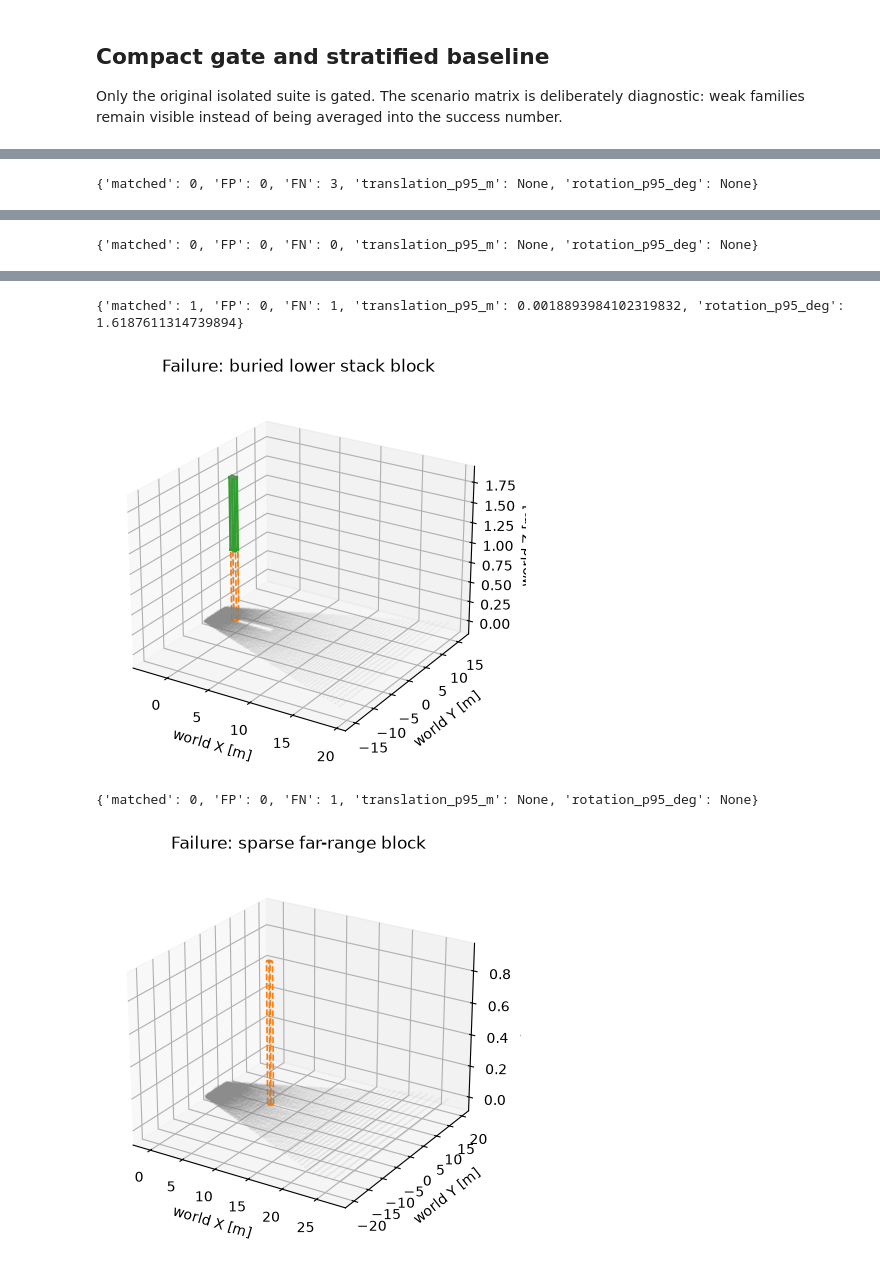
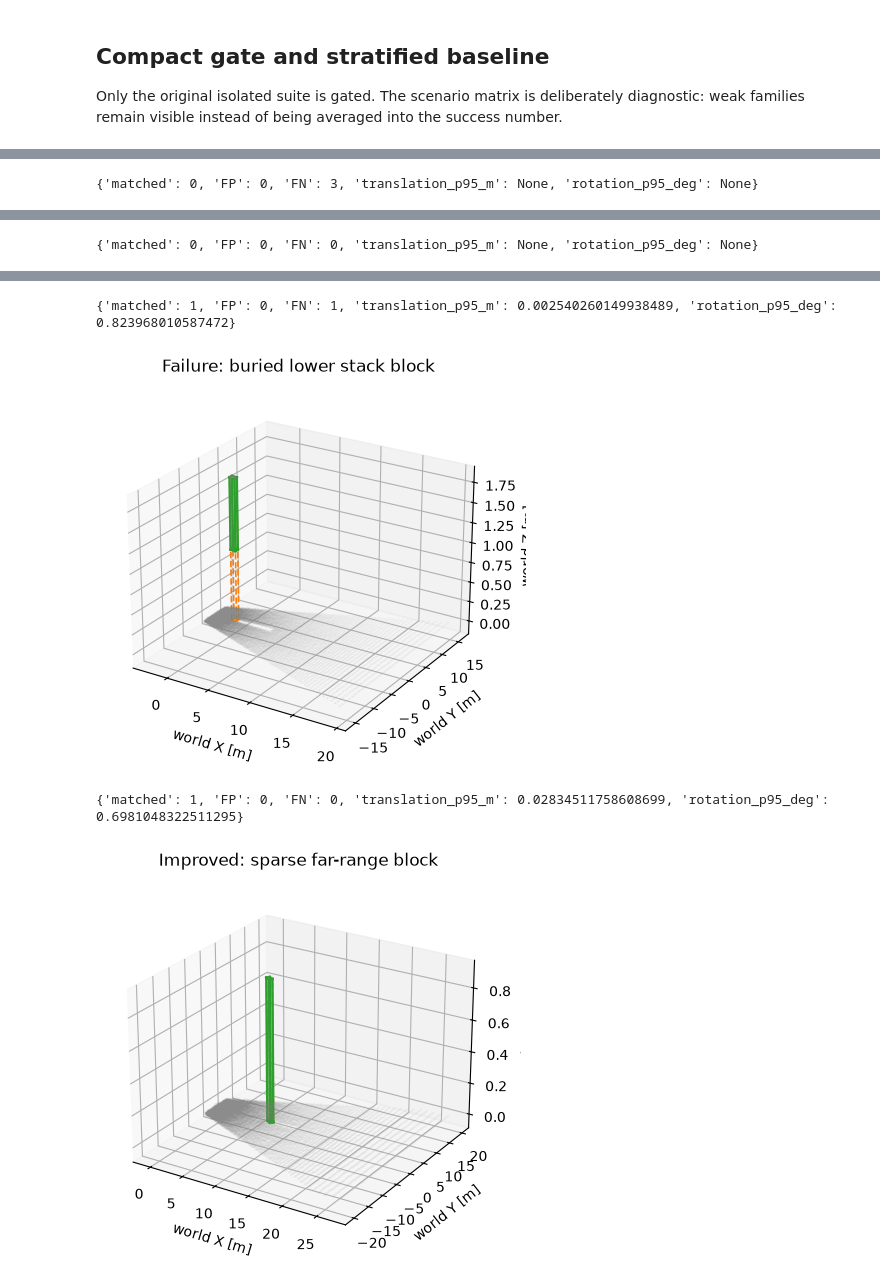
Before and after one commit to Geryyy/blockpose, a Jupyter notebook: notebooks/blockpose_detector_showcase.ipynb, the cells around one changed output, grey strips where cells are left out. Saved outputs shown, nothing was run; the diff lists cells and outputs as text; code cells hidden in the pictures.

Commit message:
Add visibility-aware detector evidence

```diff
--- a/notebooks/blockpose_detector_showcase.ipynb
+++ b/notebooks/blockpose_detector_showcase.ipynb
@@ -56,7 +56,7 @@ def box_edges(pose, dims=BLOCK_DIMS):
 
 def overlay(name, title):
     sample = CASES[name]
-    detections = detect_blocks(sample.points, DetectionParams())
+    detections = detect_scene_sample(sample, DetectionParams())
     result = evaluate(detections, sample.ground_truth)
     fig = plt.figure(figsize=(8, 5))
     ax = fig.add_subplot(111, projection="3d")
@@ -130,17 +131,17 @@ surface evidence, so the lower pose must not be invented from the synthetic layo
 # %%
 touching_det, touching_eval = overlay("touching_row", "Failure: seamless touching row")
 negative_det, negative_eval = overlay("hard_negative_only", "Improved: hard negatives rejected")
 stack_det, stack_eval = overlay("two_stack", "Failure: buried lower stack block")
-far_det, far_eval = overlay("isolated_far", "Failure: sparse far-range block")
+far_det, far_eval = overlay("isolated_far", "Improved: sparse far-range block")
 # %% [output]
 {'matched': 0, 'FP': 0, 'FN': 3, 'translation_p95_m': None, 'rotation_p95_deg': None}
 [figure]
 {'matched': 0, 'FP': 0, 'FN': 0, 'translation_p95_m': None, 'rotation_p95_deg': None}
 [figure]
-{'matched': 1, 'FP': 0, 'FN': 1, 'translation_p95_m': 0.0018893984102319832, 'rotation_p95_deg': 1.6187611314739894}
+{'matched': 1, 'FP': 0, 'FN': 1, 'translation_p95_m': 0.002540260149938489, 'rotation_p95_deg': 0.823968010587472}
 [figure]
-{'matched': 0, 'FP': 0, 'FN': 1, 'translation_p95_m': None, 'rotation_p95_deg': None}
+{'matched': 1, 'FP': 0, 'FN': 0, 'translation_p95_m': 0.02834511758608699, 'rotation_p95_deg': 0.6981048322511295}
-[figure, old version]
+[figure, new version]
 # %% [markdown]
 ## Next detector architecture
 
```
Also changed, not shown: parts of 5 cells of this notebook, 6 other files.
